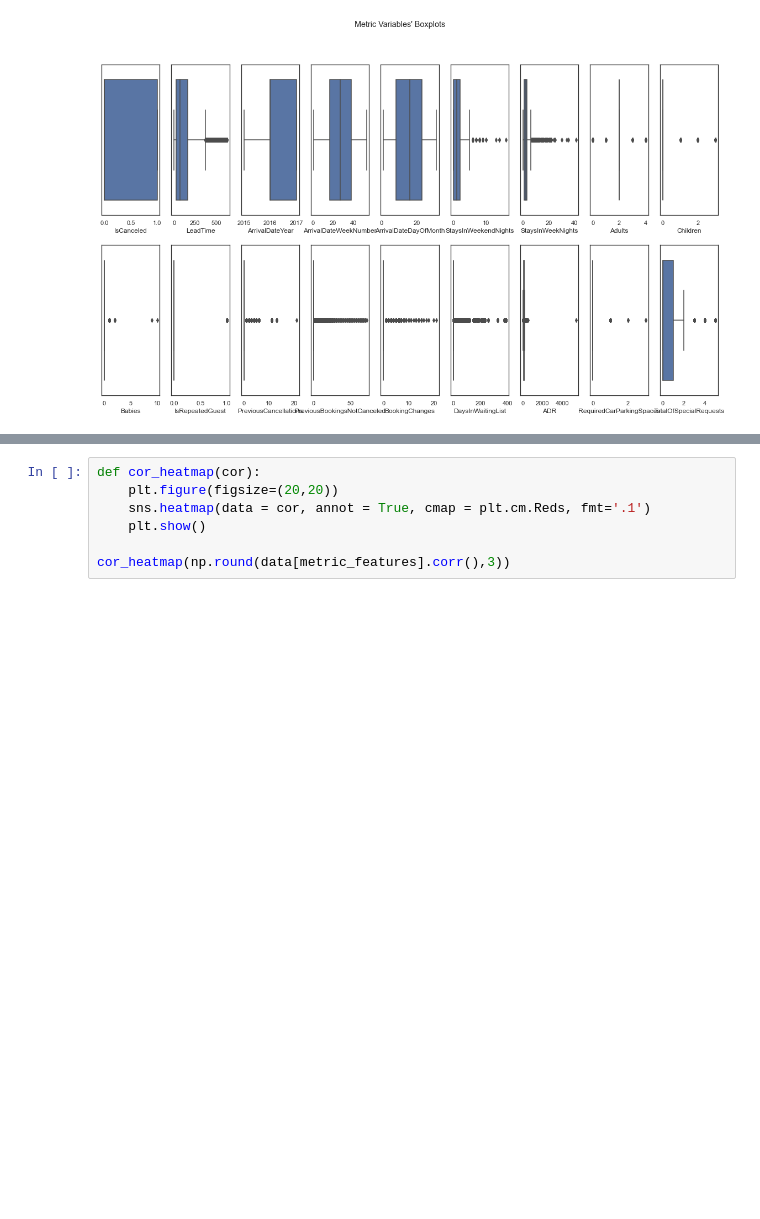
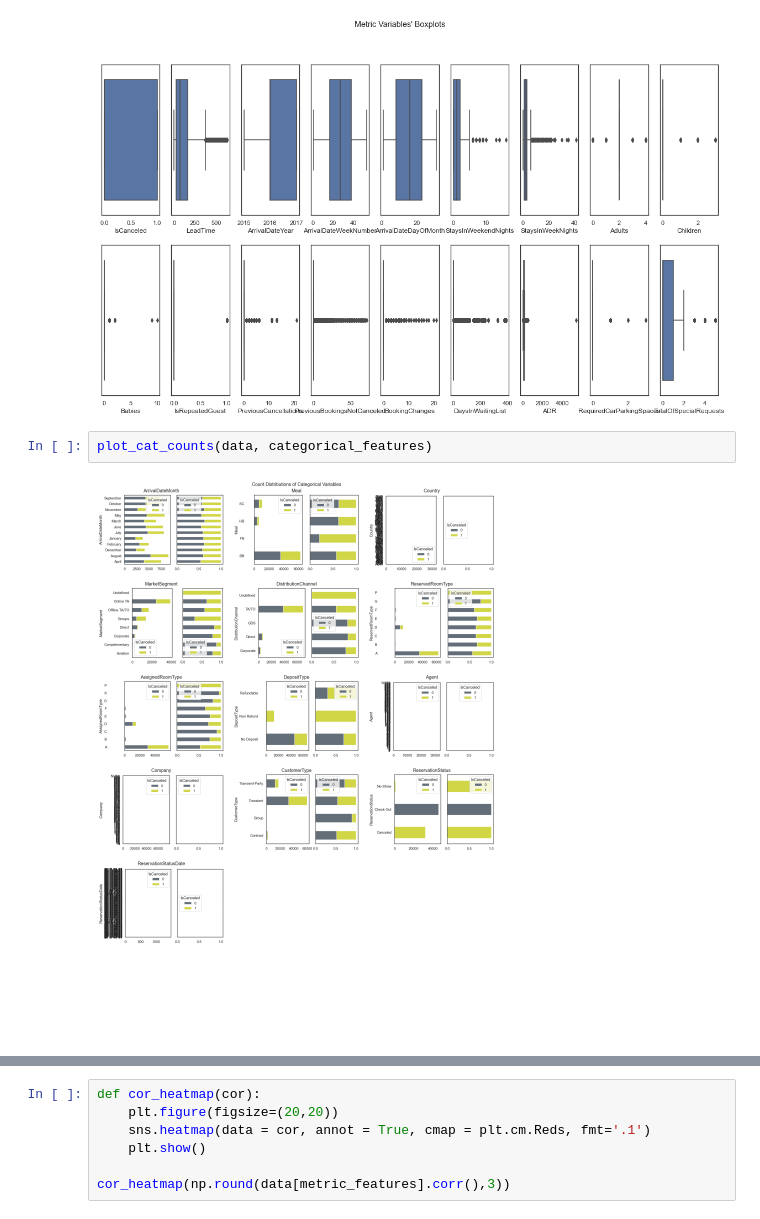
Before and after one commit to alderaemanuele/Business-Cases, a Jupyter notebook: BC2/BC2.ipynb, the cells around one changed output, grey strips where cells are left out. Cells and saved outputs as stored; diff of their text form; blank space fills up the shorter version.

```diff
--- a/BC2/BC2.ipynb
+++ b/BC2/BC2.ipynb
@@ -277,3 +424,7 @@ def boxplot (data):
 boxplot(data)
 # %% [output]
 [figure]
+# %%
+plot_cat_counts(data, categorical_features)
+# %% [output]
+[figure, added]
```
Also changed, not shown: parts of 18 cells of this notebook.
